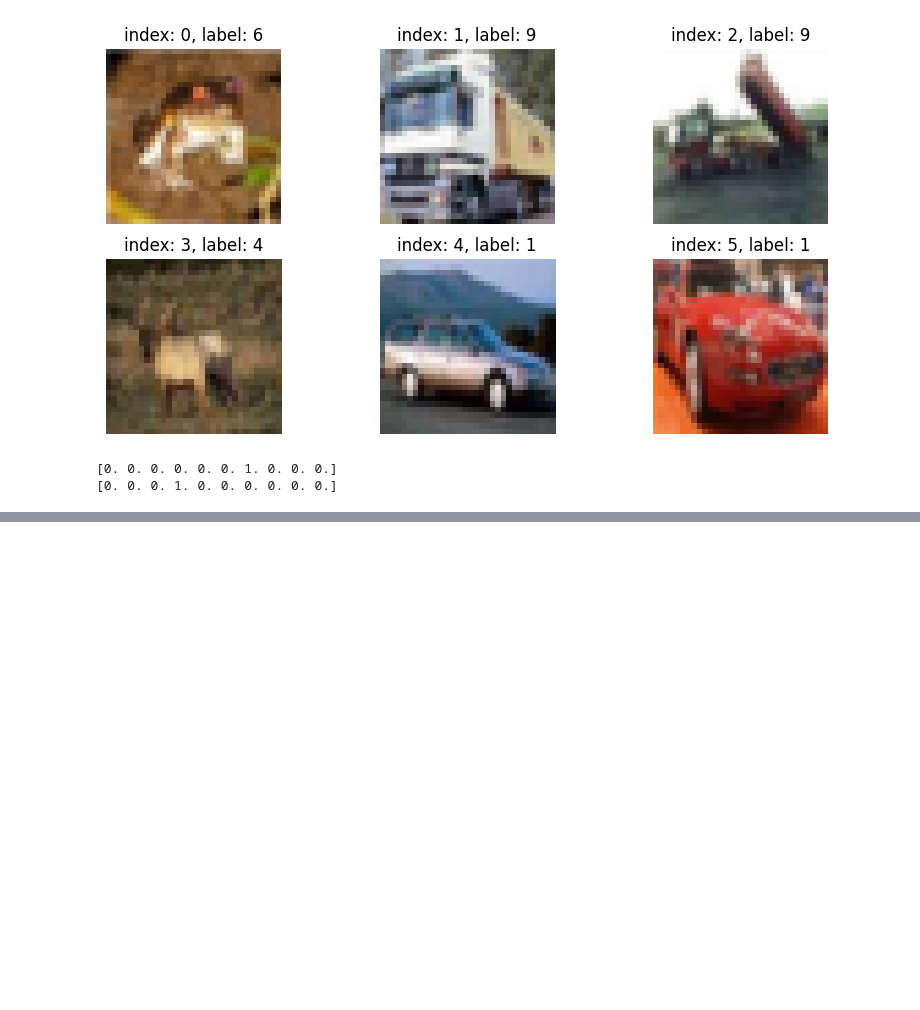
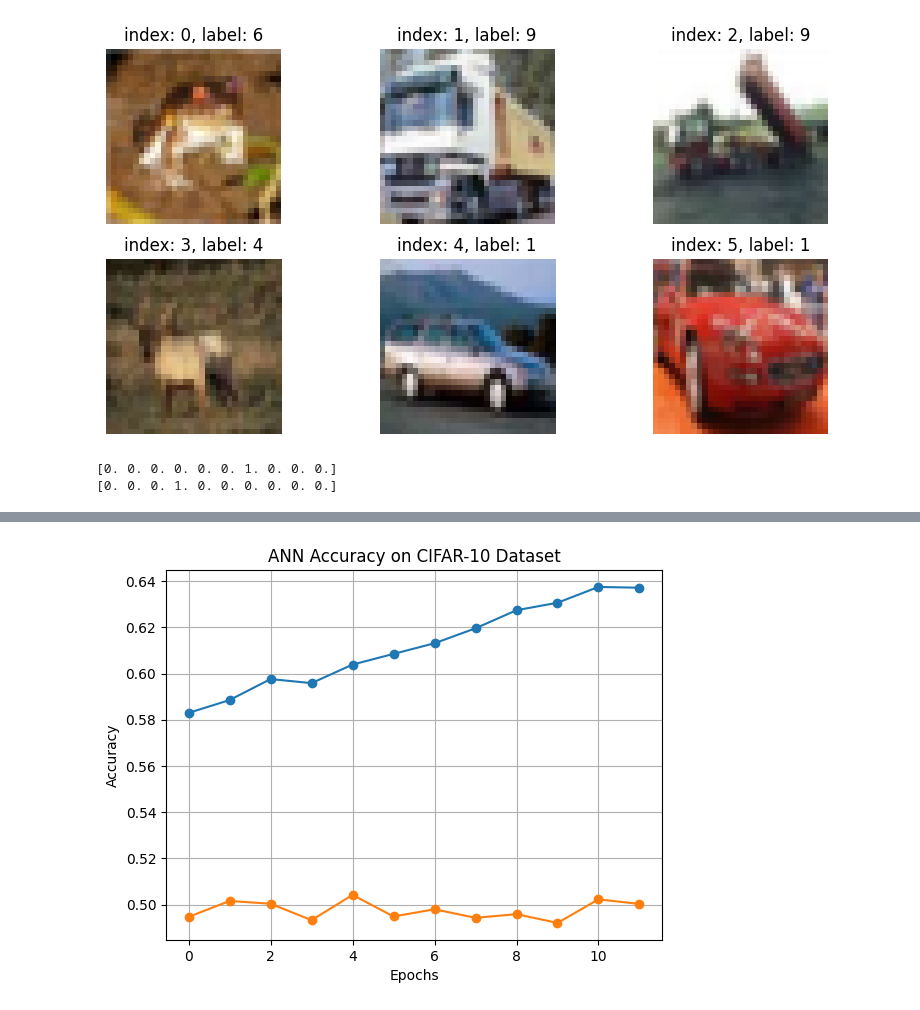
Before and after one commit to giraydorukyurt7/Data_Science-And-Artificial_Intelligence-Journeys, a Jupyter notebook: Deep_Learning/ANN_Cifar10/ann_cifar10.ipynb, the cells around one changed output, grey strips where cells are left out. Drawn from its saved outputs; the diff is of its cells as text; code cells hidden in the pictures; blank space fills up the shorter version.

Commit message:
ANN - Cifar10 2

```diff
--- a/Deep_Learning/ANN_Cifar10/ann_cifar10.ipynb
+++ b/Deep_Learning/ANN_Cifar10/ann_cifar10.ipynb
@@ -63,0 +102,18 @@ print(y_test[0])
+# %%
+early_stopping = EarlyStopping(monitor              = "val_loss",
+                               patience             = 10,
+                               mode                 = 'min',
+                               restore_best_weights = True)
+model_checkpoint = ModelCheckpoint(filepath          = "ANN_Cifar10_BestModel.keras",#name
+                                   monitor           = "val_loss",
+                                   mode              = 'min',
+                                   save_best_only    = True)
+# %%
+# Convert one-hot encoded labels back to integer labels
+y_train_integers = np.argmax(y_train, axis=1)
+
+# Compute class weights
+class_weights = {i: len(y_train_integers) / (10 * np.bincount(y_train_integers)[i]) for i in range(10)}
+
+# Print class weights to verify
+print(class_weights)
@@ -63,0 +122,12 @@ print(y_test[0])
+# %%
+history = model.fit(X_train,
+                    y_train,
+                    epochs=200,
+                    batch_size=60,
+                    callbacks=[early_stopping, model_checkpoint],
+                    validation_split=0.2,
+                    class_weight=class_weights
+)
+#train:40000
+#val  :10000
+#test :10000
@@ -63,0 +177,15 @@ print(y_test[0])
+# %%
+plt.figure()
+plt.plot(history.history["accuracy"],
+         marker="o",
+         label="Training Accuracy")
+plt.plot(history.history["val_accuracy"],
+         marker="o",
+         label="Validation Accuracy")
+plt.title("ANN Accuracy on CIFAR-10 Dataset")
+plt.xlabel("Epochs")
+plt.ylabel("Accuracy")
+plt.grid(True)
+plt.show()
+# %% [output]
+[figure, added]
```
Also changed, not shown: parts of 10 cells of this notebook.
